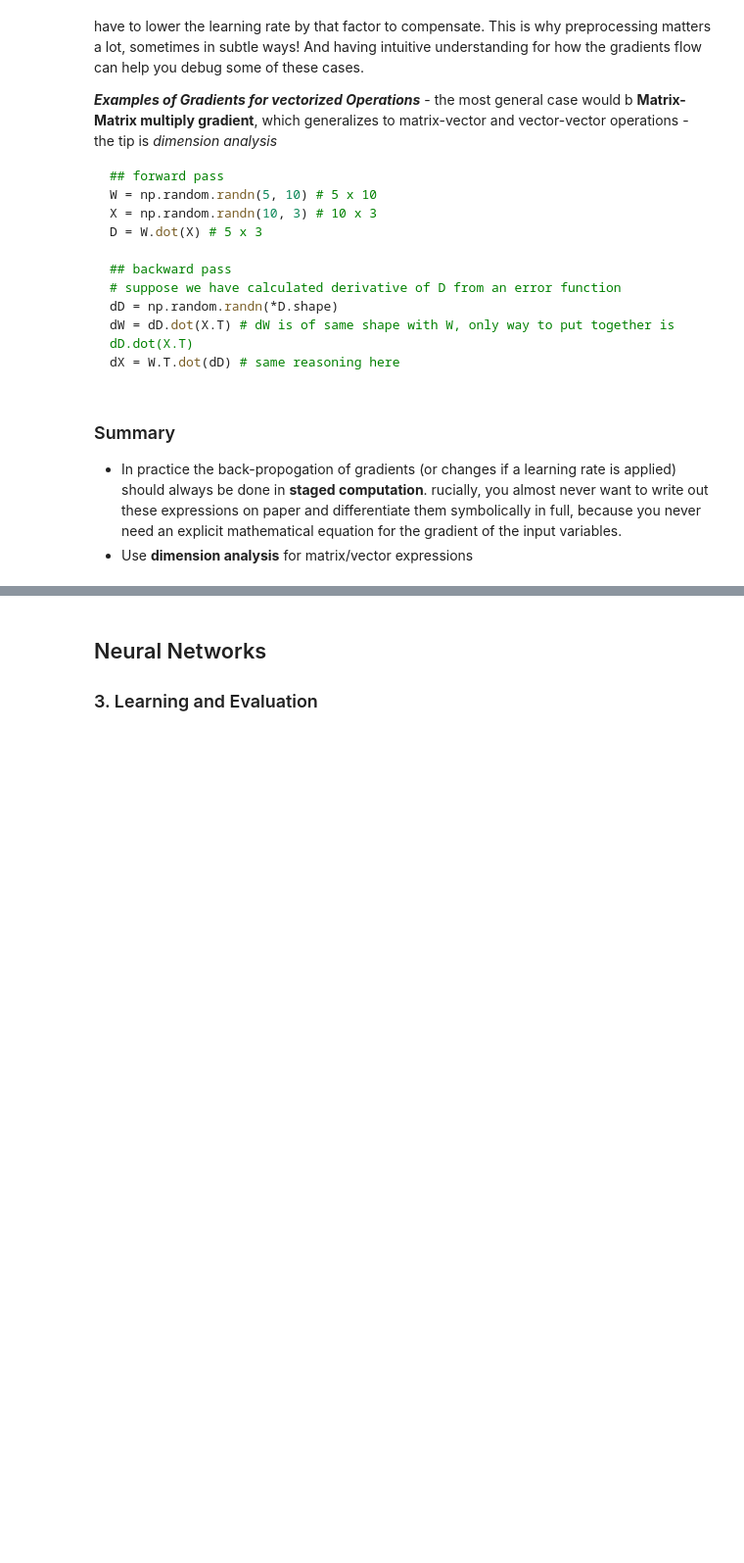
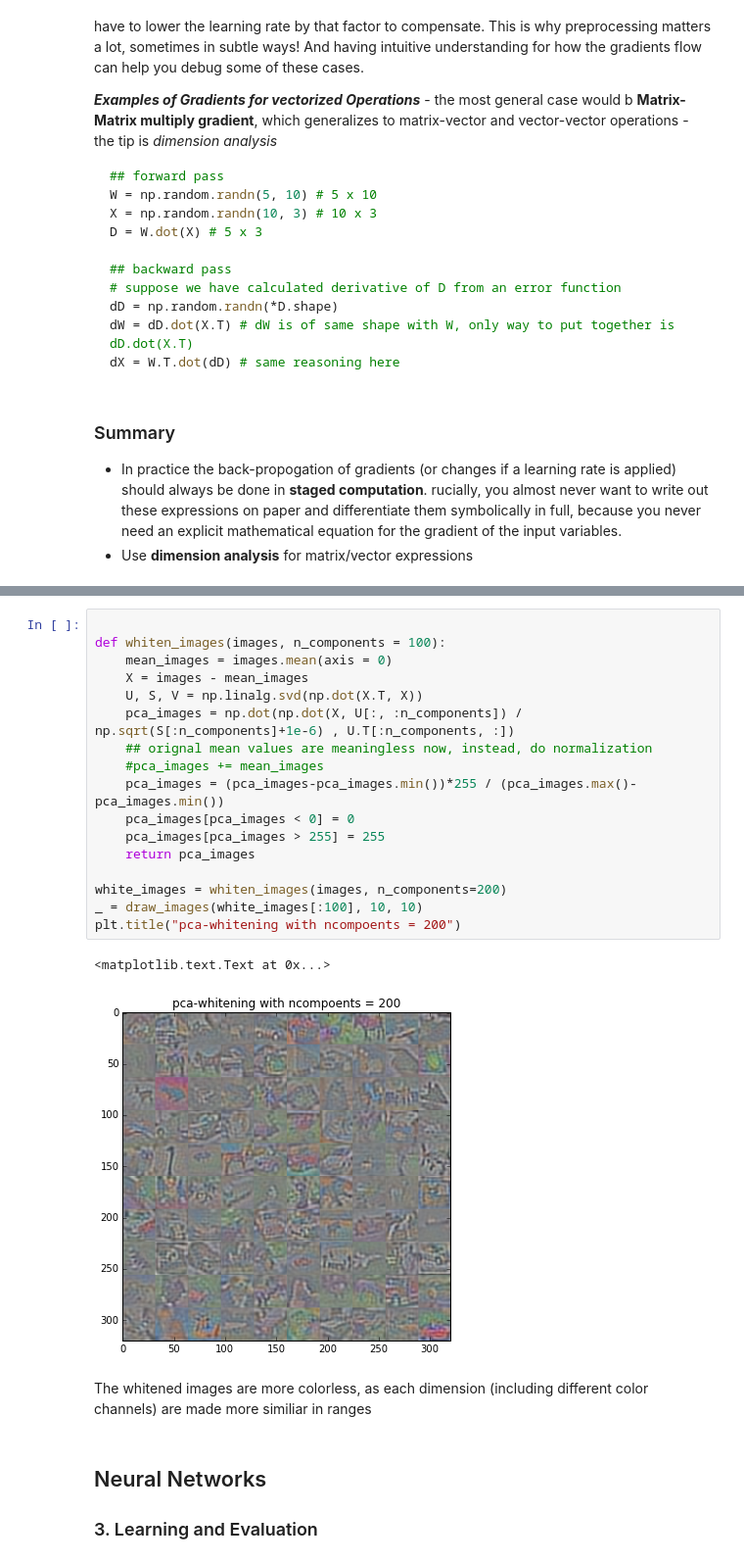
Before and after one commit to dolaameng/deeplearning-exploration, a Jupyter notebook: notebooks/NOTES - stanford cs231n Convolutional Neural Networks for Visual Recognition.ipynb, the cells around one changed output, grey strips where cells are left out. Shown at 98% size. Saved outputs shown, nothing was run; the diff lists cells and outputs as text; blank space fills up the shorter version.

```diff
--- a/notebooks/NOTES - stanford cs231n Convolutional Neural Networks for Visual Recognition.ipynb
+++ b/notebooks/NOTES - stanford cs231n Convolutional Neural Networks for Visual Recognition.ipynb
@@ -671,3 +709,25 @@ axes[4].set_aspect('equal', adjustable='box')
+# %%
+
+def whiten_images(images, n_components = 100):
+    mean_images = images.mean(axis = 0)
+    X = images - mean_images
+    U, S, V = np.linalg.svd(np.dot(X.T, X))
+    pca_images = np.dot(np.dot(X, U[:, :n_components]) / np.sqrt(S[:n_components]+1e-6) , U.T[:n_components, :])
+    ## orignal mean values are meaningless now, instead, do normalization
+    #pca_images += mean_images
+    pca_images = (pca_images-pca_images.min())*255 / (pca_images.max()-pca_images.min())
+    pca_images[pca_images < 0] = 0
+    pca_images[pca_images > 255] = 255
+    return pca_images
+
+white_images = whiten_images(images, n_components=200)
+_ = draw_images(white_images[:100], 10, 10)
+plt.title("pca-whitening with ncompoents = 200")
+# %% [output]
+<matplotlib.text.Text at 0x...>
+[figure, added]
+# %% [markdown]
+The whitened images are more colorless, as each dimension (including different color channels) are made more similiar in ranges
 # %% [markdown]
 ## Neural Networks
 
```
Also changed, not shown: parts of 4 cells of this notebook.
